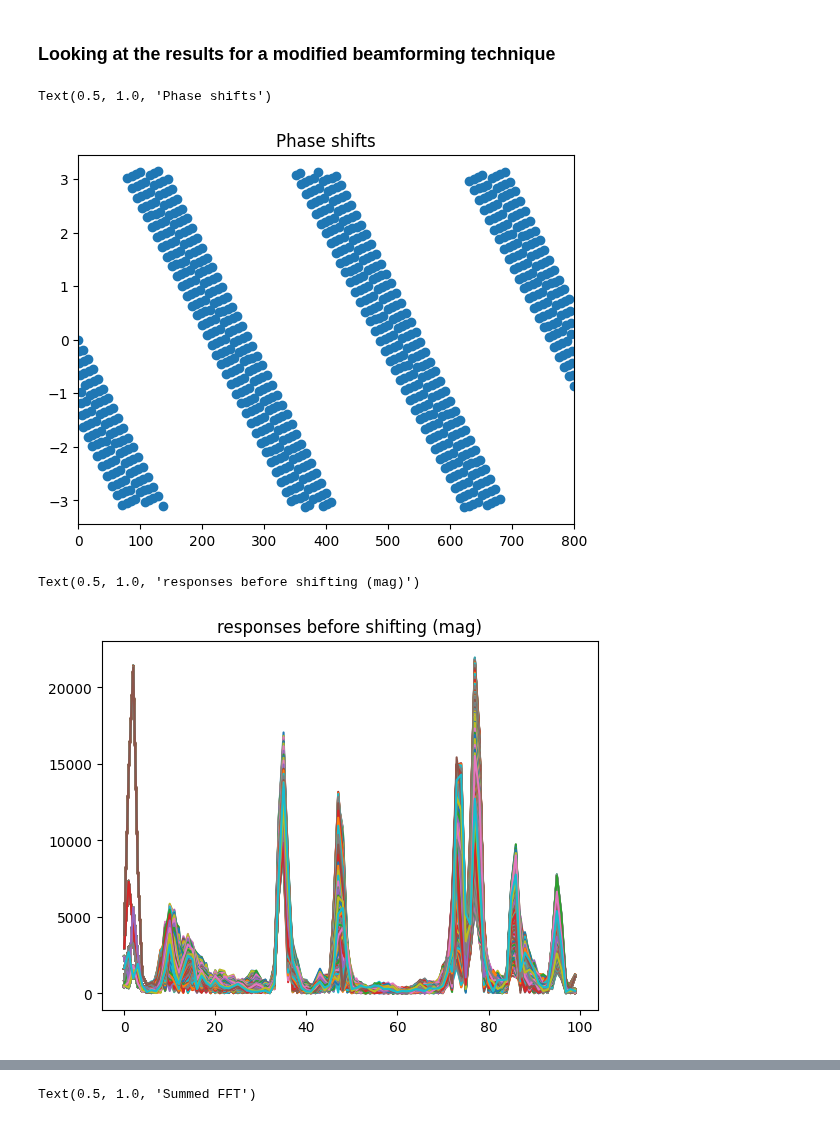
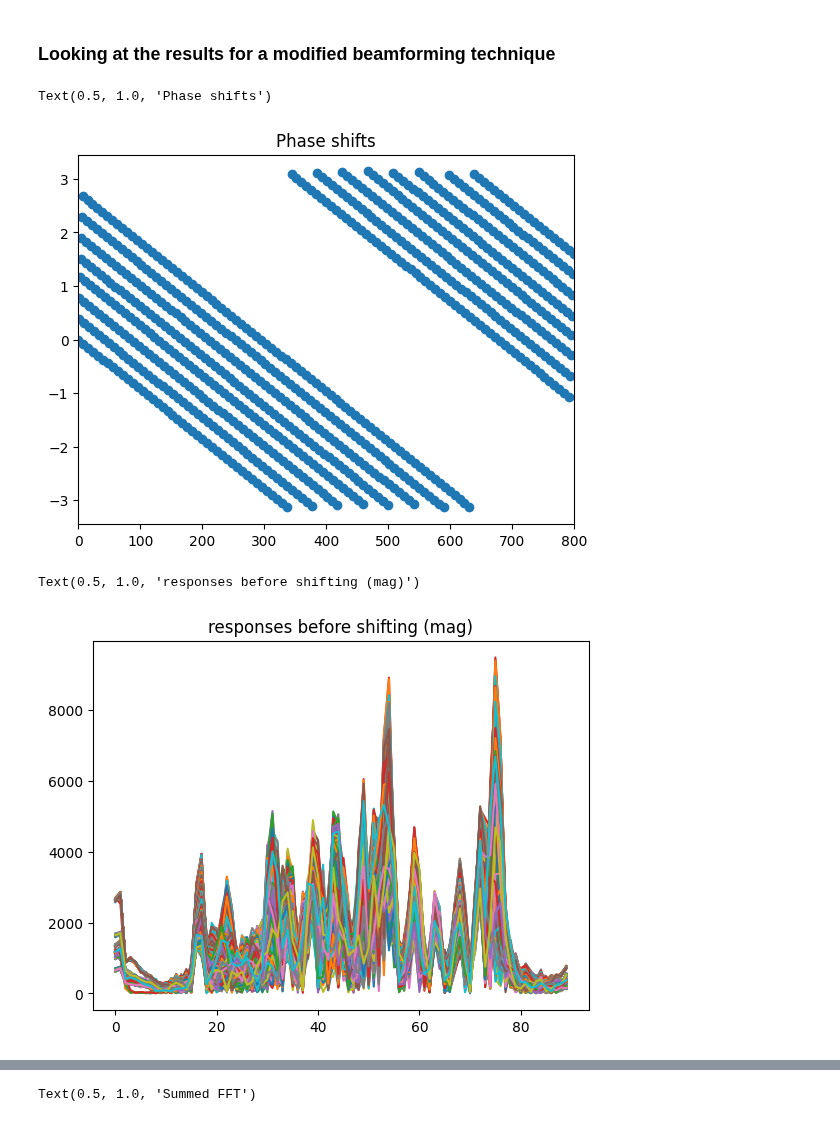
Before and after one commit to davidmhunt/mmwave_radar_processing, a Jupyter notebook: notebooks/testing_synthetic_arrays_endfire.ipynb, the cells around one changed output, grey strips where cells are left out. Saved outputs shown, nothing was run; the diff lists cells and outputs as text; code cells hidden in the pictures.

```diff
--- a/notebooks/testing_synthetic_arrays_endfire.ipynb
+++ b/notebooks/testing_synthetic_arrays_endfire.ipynb
@@ -20,7 +20,8 @@ from mmwave_radar_processing.detectors.CFAR import CaCFAR_1D,CaCFAR_2D
 # %%
 cfg_manager = ConfigManager()
 
-cfg_path = os.path.join(CONFIG_DIRECTORY,"RadSAR_lr.cfg")
+# cfg_path = os.path.join(CONFIG_DIRECTORY,"RadSAR_lr.cfg")
+cfg_path = os.path.join(CONFIG_DIRECTORY,"1843_RadVel_10Hz_lr.cfg")
 cfg_manager.load_cfg(cfg_path)
 cfg_manager.compute_radar_perforance(profile_idx=0)
 
@@ -36,13 +37,13 @@ print(cfg_manager.frameCfg_loops)
 # %%
 #load the dataset
-# dataset_name = "CPSL_RadSAR_TRAIN_1"
-dataset_name = "WILK_RadSAR_lr_test_front"
+dataset_name = "cpsl_radvel_test_1_sar"
+# dataset_name = "WILK_RadSAR_lr_test_front"
 dataset_path = os.path.join(DATASET_PATH,dataset_name)
 # dataset_name = "RadSAR_2_CPSL"
 # dataset_path = os.path.join(DATASET_PATH,os.pardir,"RadSAR",dataset_name)
 dataset = CpslDS(
     dataset_path=dataset_path,
-    radar_folder="radar_0_adc",
+    radar_folder="front_radar_adc", #="radar_0_adc"
     lidar_folder="lidar",
     camera_folder="camera",
     imu_orientation_folder="imu_orientation", #not implemented
@@ -61,15 +63,15 @@ found 305 vehicle odometry samples
 # %%
-cfar_2d = CaCFAR_2D(
-    num_guard_cells=np.array([2,5]),
-    num_training_cells=np.array([3,15]),
-    false_alarm_rate=0.001,
-    resp_border_cells=np.array([5,5]),
-    mode="full"
-)
+# cfar_2d = CaCFAR_2D(
+#     num_guard_cells=np.array([2,5]),
+#     num_training_cells=np.array([3,15]),
+#     false_alarm_rate=0.001,
+#     resp_border_cells=np.array([5,5]),
+#     mode="full"
+# )
 
 processor = SyntheticArrayBeamformerProcessor(
     config_manager=cfg_manager,
-    cfar=cfar_2d,
+    # cfar=cfar_2d,
     az_angle_bins_rad=\
                 np.deg2rad(np.linspace(
                     start=-90,stop=90,num=90
@@ -82,7 +84,7 @@ processor = SyntheticArrayBeamformerProcessor(
     #                 num=20
     #             )),
     min_vel=0.2,
-    max_vel_change=0.1,
+    max_vel_change=0.05,
     mode = SyntheticArrayBeamformerProcessor.ENDFIRE_MODE
 )
 
@@ -123,7 +125,7 @@ print(idx)
 #     resp = processor.process(adc_cube)
 # %%
 #get the velocity of the vehicle
-idx = 89
+idx = 216
 # vel = np.mean(dataset.get_vehicle_vel_data(idx)[:,1])
 vel_data = np.mean(dataset.get_vehicle_odom_data(idx)[:,8:11],axis=0)
 
@@ -137,7 +139,10 @@ adc_cube = dataset.get_radar_data(idx)
 resp = processor.process(adc_cube)
 dets = processor.beamformed_dets
 #get the lidar pointcloud for gt comparison
-lidar_pc_raw = dataset.get_lidar_point_cloud_raw(idx)
+try:
+    lidar_pc_raw = dataset.get_lidar_point_cloud_raw(idx)
+except AssertionError:
+    lidar_pc_raw = np.empty(shape=(0))
 
 # camera_view = dataset.get_camera_frame(idx)
 try:
@@ -211,34 +217,34 @@ IndexError: index 8 is out of bounds for axis 2 with size 1
 ### Looking at the results for a modified beamforming technique
 # %%
 az_idx = 48
-el_idx = 7
+el_idx = 0
 
 #reshape the adc cube
 adc_cube_reshaped = np.transpose(adc_cube,axes=(1,0,2))
 
 #stearing vector
 steering_vector = processor.d[:,az_idx,el_idx]
 
 #reshape the adc cube further
 adc_cube_reshaped = np.reshape(
         adc_cube_reshaped,
         (adc_cube_reshaped.shape[0],-1),
         order="F"
     )
 
 #compute the phase shift to apply to each received signal
 
 shifts = np.exp(
     1j * 2 * np.pi * \
     (steering_vector @ processor.p_reshaped) / processor.lambda_m)
 shifts = np.reshape(shifts,(1,shifts.shape[0]))
 
 plt.plot(np.angle(shifts[0,:]),"o")
 _ = plt.xlim((0,800))
 plt.title("Phase shifts")
 # %% [output]
 Text(0.5, 1.0, 'Phase shifts')
-[figure, old version]
+[figure, new version]
 # %%
 
 #compute the window
@@ -252,7 +258,7 @@ plt.plot(np.abs(freq_resps))
 plt.title("responses before shifting (mag)")
 # %% [output]
 Text(0.5, 1.0, 'responses before shifting (mag)')
-[figure, old version]
+[figure, new version]
 # %%
 plt.plot(np.mean(20*np.log10(np.abs(freq_resps)),axis=1))
 plt.title("responses after shifting (avg dB)")
```
Also changed, not shown: parts of 12 cells of this notebook, 12 other files.
